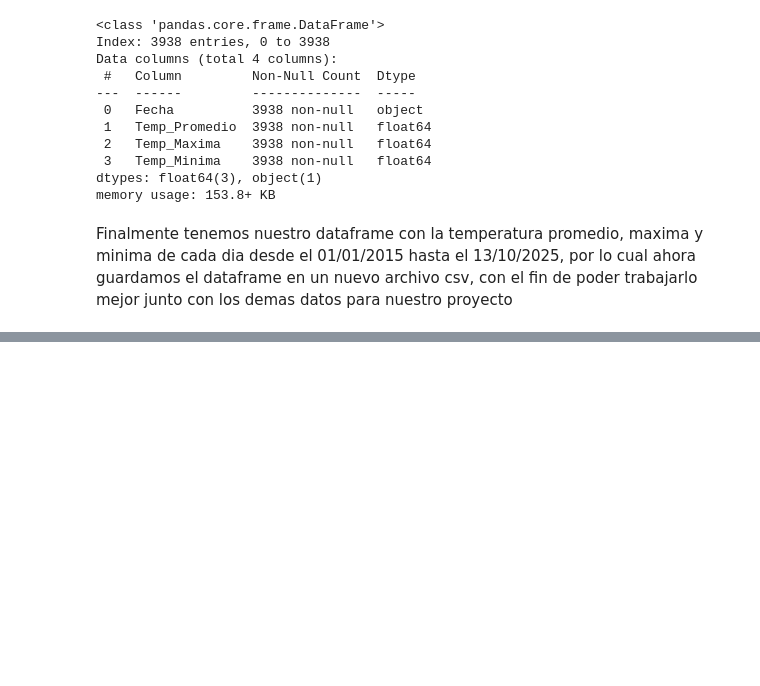
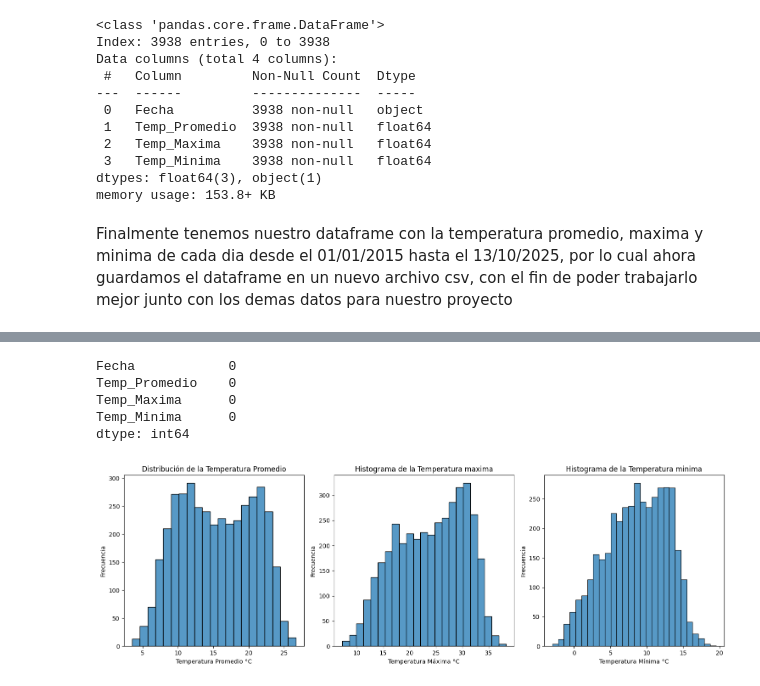
Before and after one commit to vtyphoonic/IMT2200-Proyecto, a Jupyter notebook: notebooks/Data_Meteorologica.ipynb, the cells around one changed output, grey strips where cells are left out. Saved outputs shown, nothing was run; the diff lists cells and outputs as text; code cells hidden in the pictures; blank space fills up the shorter version.

```diff
--- a/notebooks/Data_Meteorologica.ipynb
+++ b/notebooks/Data_Meteorologica.ipynb
@@ -401,0 +427,5 @@ df_diario.to_csv("datos_meteorologicos_semi-limpios.csv", index=False)
+# %%
+ruta = "../data/processed/datos_meteorologicos_semi-limpios.csv"
+df_temperaturas = pd.read_csv(ruta)
+display(df_temperaturas.head())
+display(df_temperaturas.tail())
@@ -401,0 +473,30 @@ df_diario.to_csv("datos_meteorologicos_semi-limpios.csv", index=False)
+# %%
+nulos = df_temperaturas.isnull().sum()
+print(nulos)
+# %% [output]
+Fecha            0
+Temp_Promedio    0
+Temp_Maxima      0
+Temp_Minima      0
+dtype: int64
+# %%
+fig, axes = plt.subplots(1, 3, figsize=(15, 5))
+sns.histplot(df_temperaturas["Temp_Promedio"], ax=axes[0])
+axes[0].set_title("Distribución de la Temperatura Promedio")
+axes[0].set_xlabel("Temperatura Promedio °C")
+axes[0].set_ylabel("Frecuencia")
+
+sns.histplot(df_temperaturas["Temp_Maxima"], ax=axes[1])
+axes[1].set_title("Histograma de la Temperatura maxima")
+axes[1].set_xlabel("Temperatura Máxima °C")
+axes[1].set_ylabel("Frecuencia")
+
+sns.histplot(df_temperaturas["Temp_Minima"], ax=axes[2])
+axes[2].set_title("Histograma de la Temperatura minima")
+axes[2].set_xlabel("Temperatura Mínima °C")
+axes[2].set_ylabel("Frecuencia")
+
+plt.tight_layout()
+plt.show()
+# %% [output]
+[figure, added]
```
Also changed, not shown: parts of 19 cells of this notebook, 6 other files.
